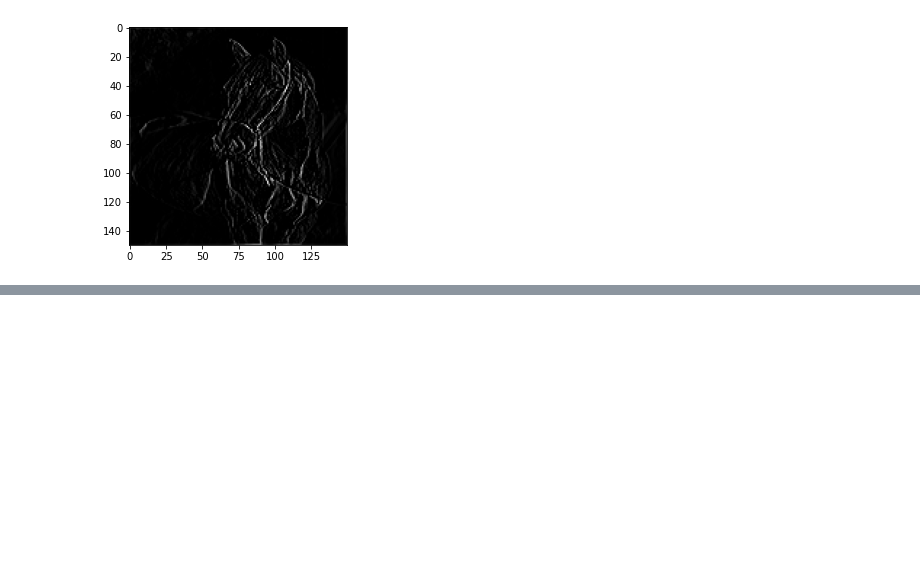
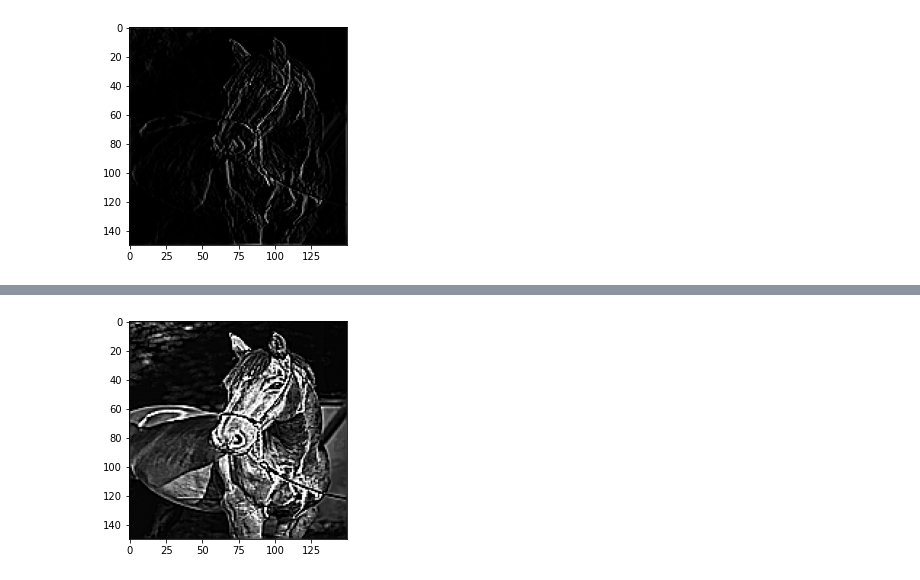
Before and after one commit to pelinbalci/TF_Intro, a Jupyter notebook: lecture_2_convolutions.ipynb, the cells around one changed output, grey strips where cells are left out. Cells and saved outputs as stored; diff of their text form; code cells hidden in the pictures; blank space fills up the shorter version.

```diff
--- a/lecture_2_convolutions.ipynb
+++ b/lecture_2_convolutions.ipynb
@@ -483,0 +512,20 @@ plot_filtered_image(image_filtered)
+# %%
+# Note from lodev.org:
+
+# To sharpen the image is very similar to finding edges, add the original image,
+# and the image after the edge detection to each other, and the result will be a
+# new image where the edges are enhanced, making it look sharper.
+
+# Adding those two images is done by taking the edge detection filter from the
+# previous example, and incrementing the center value of it with 1. Now the sum of the
+# filter elements is 1 and the result will be an image with the same brightness as the original, but sharper.
+
+
+filter = [[-1, -1, -1],
+  [-1,  9, -1],
+  [-1, -1, -1]]
+weight = 1
+image_filtered = calculate_filter_pixel(new_img_np, image_filtered, filter, weight, size_x, size_y)
+plot_filtered_image(image_filtered)
+# %% [output]
+[figure, added]
```
Also changed, not shown: parts of 2 cells of this notebook.
